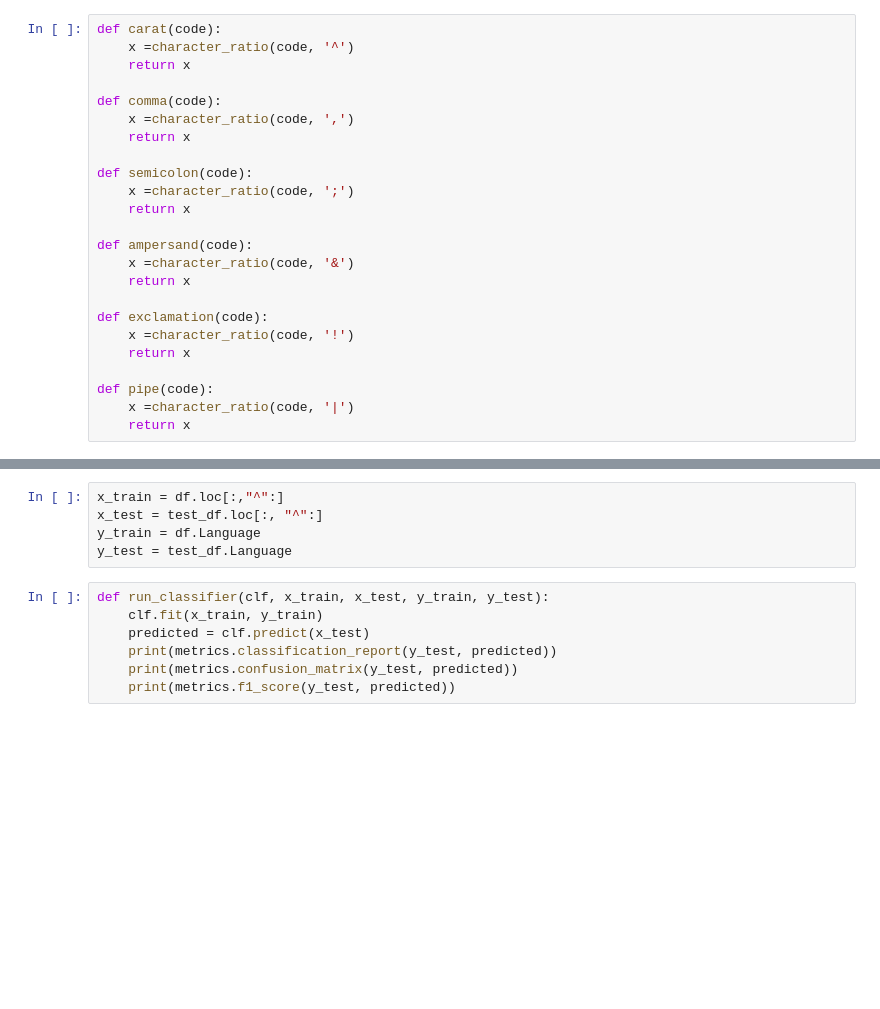
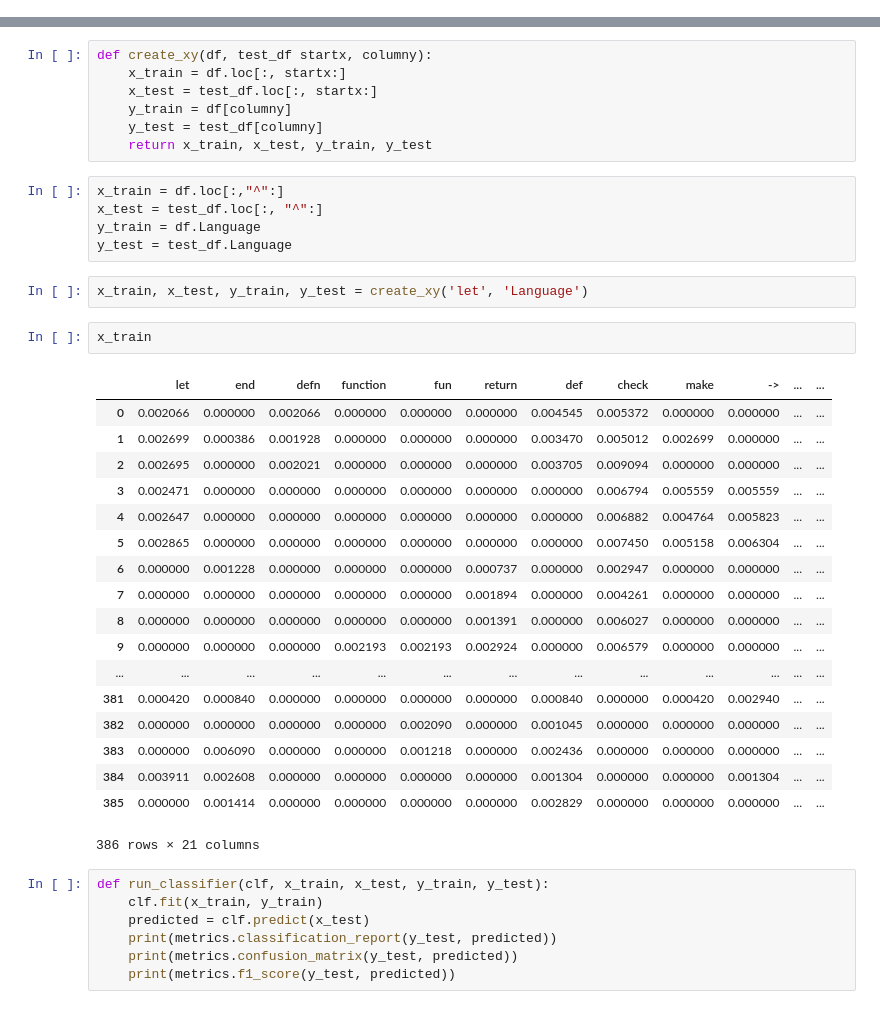
Before and after one commit to tiyd-python-2015-01/programming-language-classifier, a Jupyter notebook: plc/workbook.ipynb, the cells around one changed output, grey strips where cells are left out. Drawn from its saved outputs; the diff is of its cells as text; blank space fills up the shorter version.

```diff
--- a/plc/workbook.ipynb
+++ b/plc/workbook.ipynb
@@ -180,24 +173,0 @@ df['|'] = df.Code.apply(comma)
-# %%
-def carat(code):
-    x =character_ratio(code, '^')
-    return x
-
-def comma(code):
-    x =character_ratio(code, ',')
-    return x
-
-def semicolon(code):
-    x =character_ratio(code, ';')
-    return x
-
-def ampersand(code):
-    x =character_ratio(code, '&')
-    return x
-
-def exclamation(code):
-    x =character_ratio(code, '!')
-    return x
-
-def pipe(code):
-    x =character_ratio(code, '|')
-    return x
@@ -377,11 +318,41 @@ test_df
 30 rows × 23 columns
 # %%
 from sklearn import metrics
+# %%
+def create_xy(df, test_df startx, columny):
+    x_train = df.loc[:, startx:]
+    x_test = test_df.loc[:, startx:]
+    y_train = df[columny]
+    y_test = test_df[columny]
+    return x_train, x_test, y_train, y_test
 # %%
 x_train = df.loc[:,"^":]
 x_test = test_df.loc[:, "^":]
 y_train = df.Language
 y_test = test_df.Language
+# %%
+x_train, x_test, y_train, y_test = create_xy('let', 'Language')
+# %%
+x_train
+# %% [output]
+|  | let | end | defn | function | fun | return | def | check | make | -> | ... | ... |
+| 0 | 0.002066 | 0.000000 | 0.002066 | 0.000000 | 0.000000 | 0.000000 | 0.004545 | 0.005372 | 0.000000 | 0.000000 | ... | ... |
+| 1 | 0.002699 | 0.000386 | 0.001928 | 0.000000 | 0.000000 | 0.000000 | 0.003470 | 0.005012 | 0.002699 | 0.000000 | ... | ... |
+| 2 | 0.002695 | 0.000000 | 0.002021 | 0.000000 | 0.000000 | 0.000000 | 0.003705 | 0.009094 | 0.000000 | 0.000000 | ... | ... |
+| 3 | 0.002471 | 0.000000 | 0.000000 | 0.000000 | 0.000000 | 0.000000 | 0.000000 | 0.006794 | 0.005559 | 0.005559 | ... | ... |
+| 4 | 0.002647 | 0.000000 | 0.000000 | 0.000000 | 0.000000 | 0.000000 | 0.000000 | 0.006882 | 0.004764 | 0.005823 | ... | ... |
+| 5 | 0.002865 | 0.000000 | 0.000000 | 0.000000 | 0.000000 | 0.000000 | 0.000000 | 0.007450 | 0.005158 | 0.006304 | ... | ... |
+| 6 | 0.000000 | 0.001228 | 0.000000 | 0.000000 | 0.000000 | 0.000737 | 0.000000 | 0.002947 | 0.000000 | 0.000000 | ... | ... |
+| 7 | 0.000000 | 0.000000 | 0.000000 | 0.000000 | 0.000000 | 0.001894 | 0.000000 | 0.004261 | 0.000000 | 0.000000 | ... | ... |
+| 8 | 0.000000 | 0.000000 | 0.000000 | 0.000000 | 0.000000 | 0.001391 | 0.000000 | 0.006027 | 0.000000 | 0.000000 | ... | ... |
+| 9 | 0.000000 | 0.000000 | 0.000000 | 0.002193 | 0.002193 | 0.002924 | 0.000000 | 0.006579 | 0.000000 | 0.000000 | ... | ... |
+| ... | ... | ... | ... | ... | ... | ... | ... | ... | ... | ... | ... | ... |
+| 381 | 0.000420 | 0.000840 | 0.000000 | 0.000000 | 0.000000 | 0.000000 | 0.000840 | 0.000000 | 0.000420 | 0.002940 | ... | ... |
+| 382 | 0.000000 | 0.000000 | 0.000000 | 0.000000 | 0.002090 | 0.000000 | 0.001045 | 0.000000 | 0.000000 | 0.000000 | ... | ... |
+| 383 | 0.000000 | 0.006090 | 0.000000 | 0.000000 | 0.001218 | 0.000000 | 0.002436 | 0.000000 | 0.000000 | 0.000000 | ... | ... |
+| 384 | 0.003911 | 0.002608 | 0.000000 | 0.000000 | 0.000000 | 0.000000 | 0.001304 | 0.000000 | 0.000000 | 0.001304 | ... | ... |
+| 385 | 0.000000 | 0.001414 | 0.000000 | 0.000000 | 0.000000 | 0.000000 | 0.002829 | 0.000000 | 0.000000 | 0.000000 | ... | ... |
+386 rows × 21 columns
 # %%
 def run_classifier(clf, x_train, x_test, y_train, y_test):
     clf.fit(x_train, y_train)
```
Also changed, not shown: parts of 12 cells of this notebook, 34 other files.
